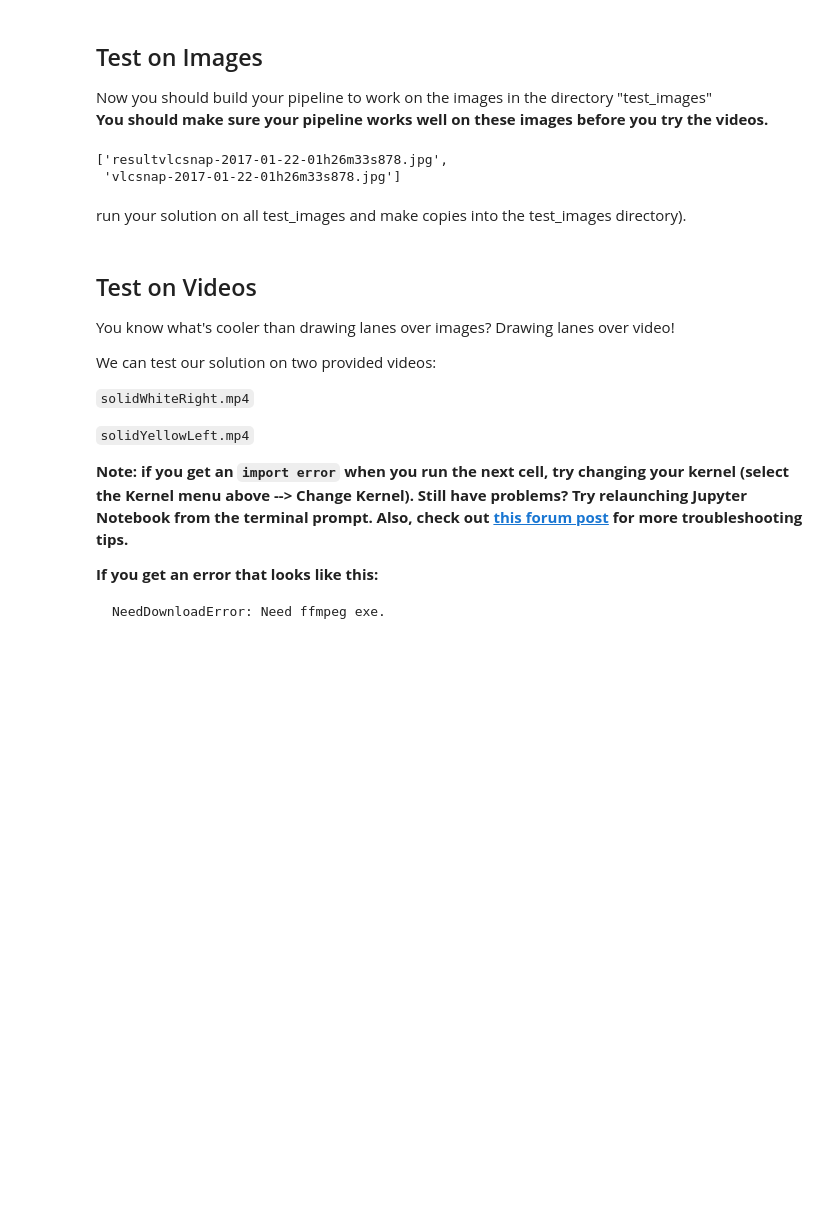
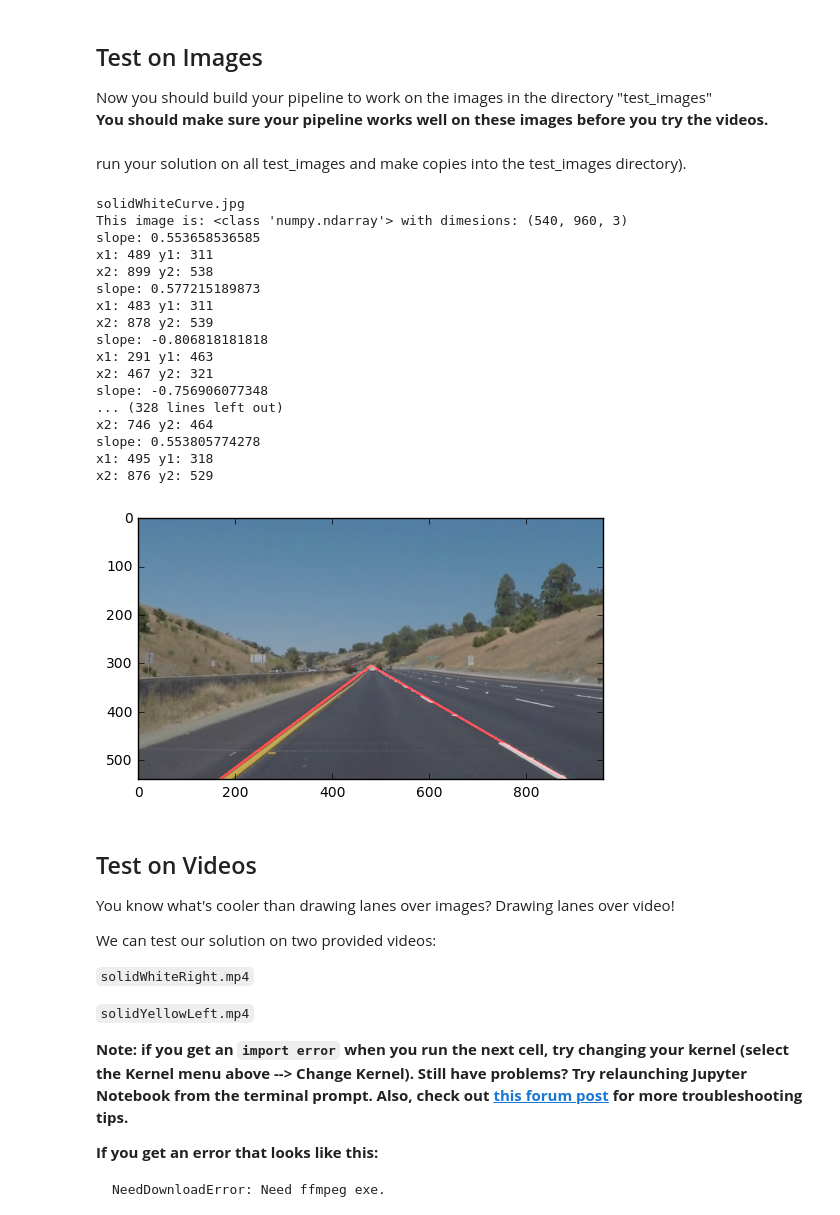
Before and after one commit to y3ksolver/CarND-LaneLines-P1, a Jupyter notebook: P1.ipynb, the cells around one changed output. Drawn from its saved outputs; the diff is of its cells as text; code cells hidden in the pictures; blank space fills up the shorter version.

Commit message:
with results

```diff
--- a/P1.ipynb
+++ b/P1.ipynb
@@ -77,22 +77,22 @@ def plotLaneLine(image):
     right_bottom = [0, 0]
     apex = [0, 0]
 
-    # Perform a linear fit (y=Ax+B) to each of the three sides of the triangle
-    # np.polyfit returns the coefficients [A, B] of the fit
-    fit_left = np.polyfit((left_bottom[0], apex[0]), (left_bottom[1], apex[1]), 1)
-    fit_right = np.polyfit((right_bottom[0], apex[0]), (right_bottom[1], apex[1]), 1)
-    fit_bottom = np.polyfit((left_bottom[0], right_bottom[0]), (left_bottom[1], right_bottom[1]), 1)
+#     # Perform a linear fit (y=Ax+B) to each of the three sides of the triangle
+#     # np.polyfit returns the coefficients [A, B] of the fit
+#     fit_left = np.polyfit((left_bottom[0], apex[0]), (left_bottom[1], apex[1]), 1)
+#     fit_right = np.polyfit((right_bottom[0], apex[0]), (right_bottom[1], apex[1]), 1)
+#     fit_bottom = np.polyfit((left_bottom[0], right_bottom[0]), (left_bottom[1], right_bottom[1]), 1)
 
     # Mask pixels below the threshold
     color_thresholds = (image[:,:,0] < rgb_threshold[0]) | \
                         (image[:,:,1] < rgb_threshold[1]) | \
                         (image[:,:,2] < rgb_threshold[2])
 
-    # Find the region inside the lines
-    XX, YY = np.meshgrid(np.arange(0, xsize), np.arange(0, ysize))
-    region_thresholds = (YY > (XX*fit_left[0] + fit_left[1])) & \
-                        (YY > (XX*fit_right[0] + fit_right[1])) & \
-                        (YY < (XX*fit_bottom[0] + fit_bottom[1]))
+#     # Find the region inside the lines
+#     XX, YY = np.meshgrid(np.arange(0, xsize), np.arange(0, ysize))
+#     region_thresholds = (YY > (XX*fit_left[0] + fit_left[1])) & \
+#                         (YY > (XX*fit_right[0] + fit_right[1])) & \
+#                         (YY < (XX*fit_bottom[0] + fit_bottom[1]))
 
     # Mask color and region selection
     #color_select[color_thresholds | ~region_thresholds] = [0, 0, 0]
@@ -363,13 +363,5 @@ def weighted_img(img, initial_img, α=0.8, β=1., λ=0.):
 
 Now you should build your pipeline to work on the images in the directory "test_images"
 **You should make sure your pipeline works well on these images before you try the videos.**
-# %%
-import os
-from pylab import figure, axes, pie, title, show
-from PIL import Image
-os.listdir("test_images/")
-# %% [output]
-['resultvlcsnap-2017-01-22-01h26m33s878.jpg',
- 'vlcsnap-2017-01-22-01h26m33s878.jpg']
 # %% [markdown]
 run your solution on all test_images and make copies into the test_images directory).
@@ -376,19 +372,35 @@ run your solution on all test_images and make copies into the test_images direct
 # %%
-# TODO: Build your pipeline that will draw lane lines on the test_images
-# then save them to the test_images directory.
+#Lane detection is done on the images and the result is stored in test_images/ folder
+
+
 for x in os.listdir("test_images/"):
     print(x)
     imageName="test_images/"+x
-    resultImageName="test_images/result"+x
+    resultImageName="result/result"+x
     image = mpimg.imread(imageName)
-    image = plotLaneLine(image,0,1)
+    image = plotLaneLine(image)
     plt.imshow(image)
     im = Image.fromarray(image)
     im.save(resultImageName)
-    #plt.save(resultImageName)
-    #scipy.misc.imsave(resultImageName, plt
-    #fig = image.figure()
-    #image.imsave('test.jpg')
+# %% [output]
+solidWhiteCurve.jpg
+This image is: <class 'numpy.ndarray'> with dimesions: (540, 960, 3)
+slope: 0.553658536585
+x1: 489 y1: 311
+x2: 899 y2: 538
+slope: 0.577215189873
+x1: 483 y1: 311
+x2: 878 y2: 539
+slope: -0.806818181818
+x1: 291 y1: 463
+x2: 467 y2: 321
+slope: -0.756906077348
+... (328 lines left out)
+x2: 746 y2: 464
+slope: 0.553805774278
+x1: 495 y1: 318
+x2: 876 y2: 529
+[figure, added]
 # %% [markdown]
 ## Test on Videos
 
```
Also changed, not shown: parts of 10 cells of this notebook, 21 other files.
